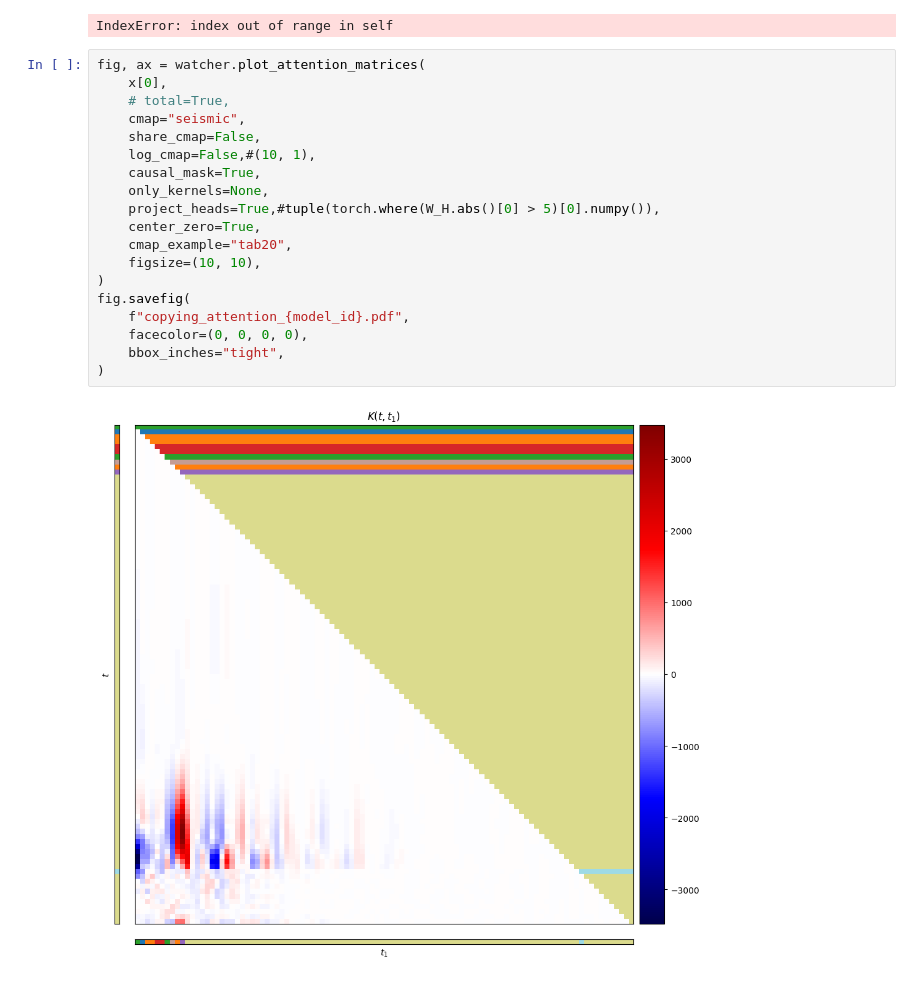
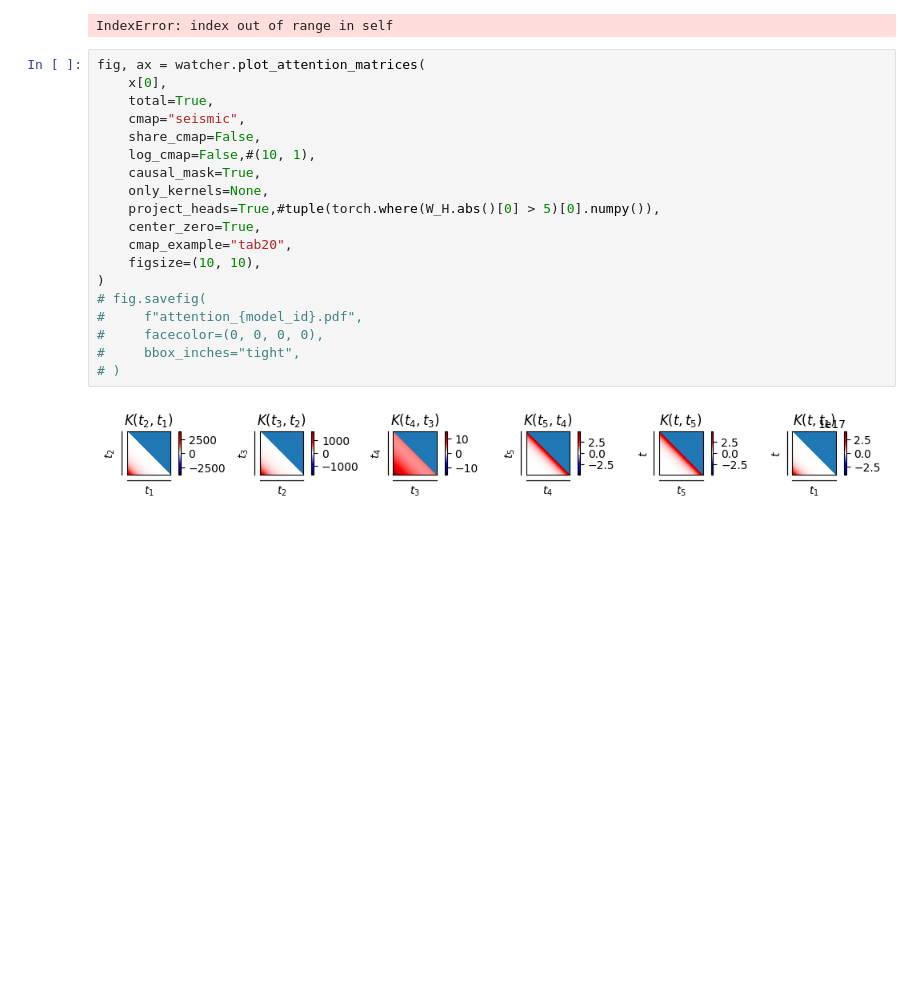
Before and after one commit to irkri/elissabeth, a Jupyter notebook: projects/makemore_replicate/watcher.ipynb, the cells around one changed output. Cells and saved outputs as stored; diff of their text form; blank space fills up the shorter version.

Commit message:
copying dilute

```diff
--- a/projects/makemore_replicate/watcher.ipynb
+++ b/projects/makemore_replicate/watcher.ipynb
@@ -88,21 +193,21 @@ IndexError: index out of range in self
 # %%
 fig, ax = watcher.plot_attention_matrices(
     x[0],
-    # total=True,
+    total=True,
     cmap="seismic",
     share_cmap=False,
     log_cmap=False,#(10, 1),
     causal_mask=True,
     only_kernels=None,
     project_heads=True,#tuple(torch.where(W_H.abs()[0] > 5)[0].numpy()),
     center_zero=True,
     cmap_example="tab20",
     figsize=(10, 10),
 )
-fig.savefig(
-    f"copying_attention_{model_id}.pdf",
-    facecolor=(0, 0, 0, 0),
-    bbox_inches="tight",
-)
+# fig.savefig(
+#     f"attention_{model_id}.pdf",
+#     facecolor=(0, 0, 0, 0),
+#     bbox_inches="tight",
+# )
 # %% [output]
-[figure, old version]
+[figure, new version]
```
Also changed, not shown: parts of 22 cells of this notebook, 4 other files.
